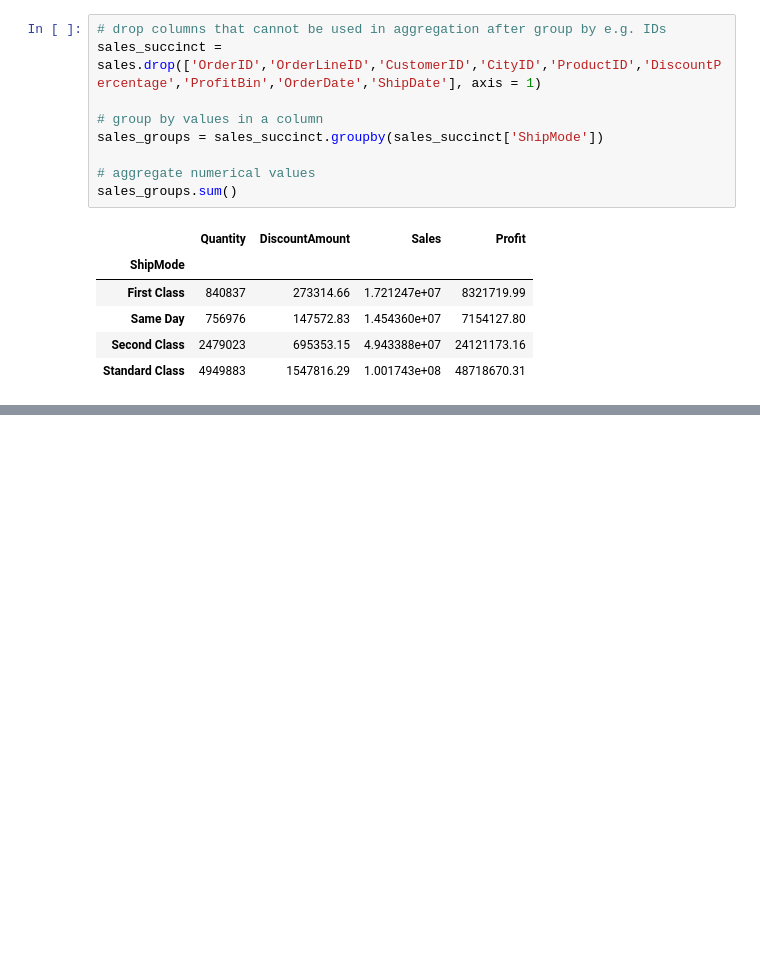
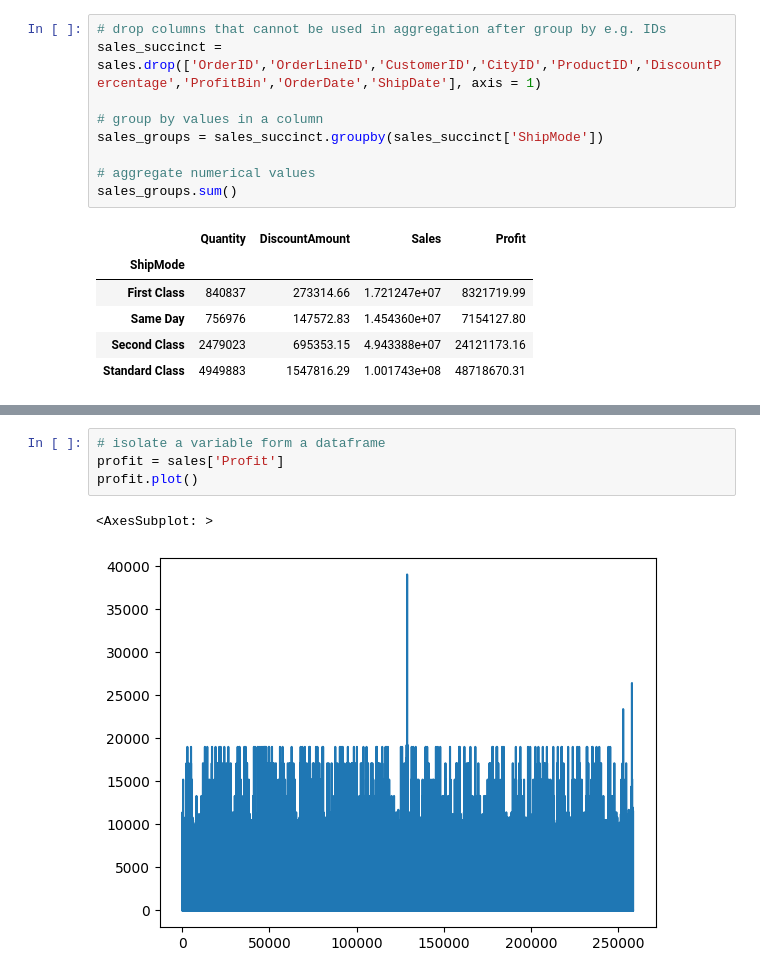
Before and after one commit to datamesse/python-studies, a Jupyter notebook: LinkedIn Learning exercises/Python for Data Science Essential Training Part 1.ipynb, the cells around one changed output, grey strips where cells are left out. Saved outputs shown, nothing was run; the diff lists cells and outputs as text; blank space fills up the shorter version.

```diff
--- a/LinkedIn Learning exercises/Python for Data Science Essential Training Part 1.ipynb
+++ b/LinkedIn Learning exercises/Python for Data Science Essential Training Part 1.ipynb
@@ -557,0 +617,7 @@ sales_groups.sum()
+# %%
+# isolate a variable form a dataframe
+profit = sales['Profit']
+profit.plot()
+# %% [output]
+<AxesSubplot: >
+[figure, added]
```
Also changed, not shown: parts of 8 cells of this notebook, 1 other file.
